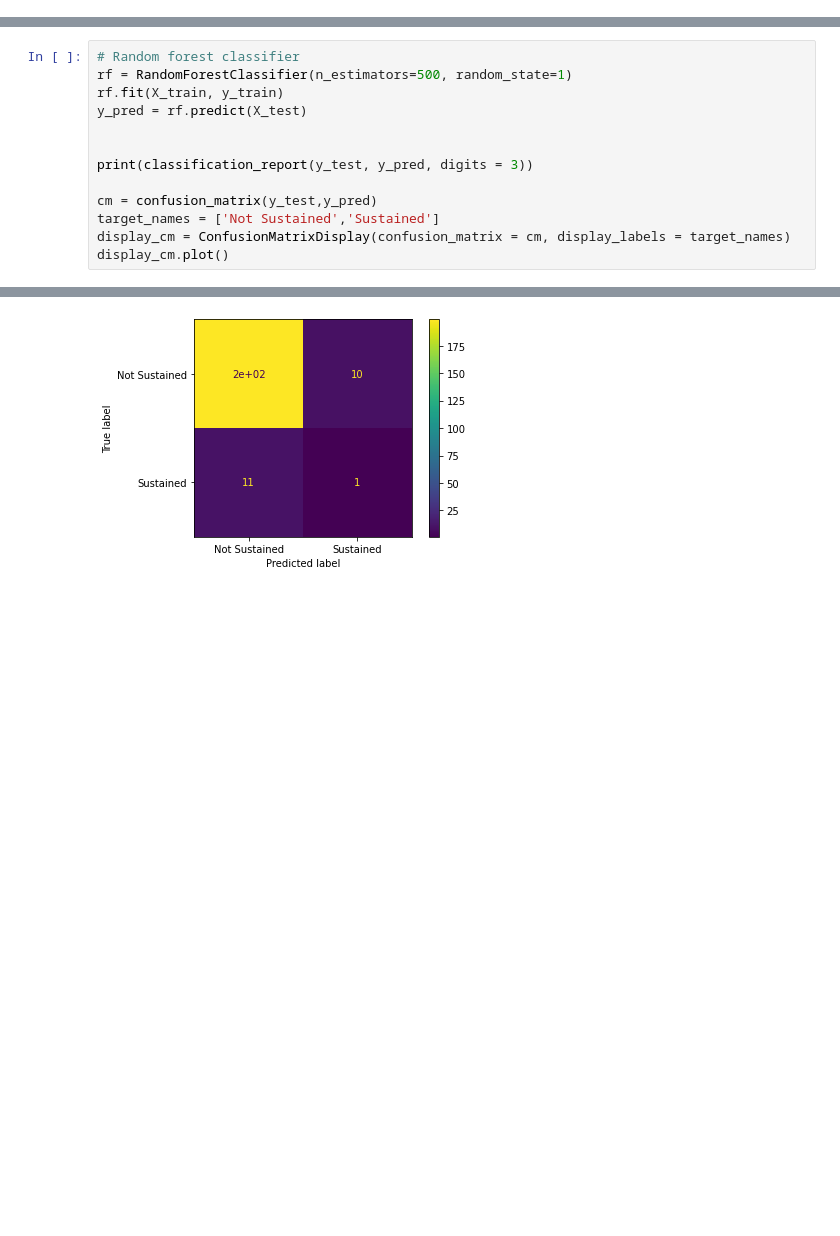
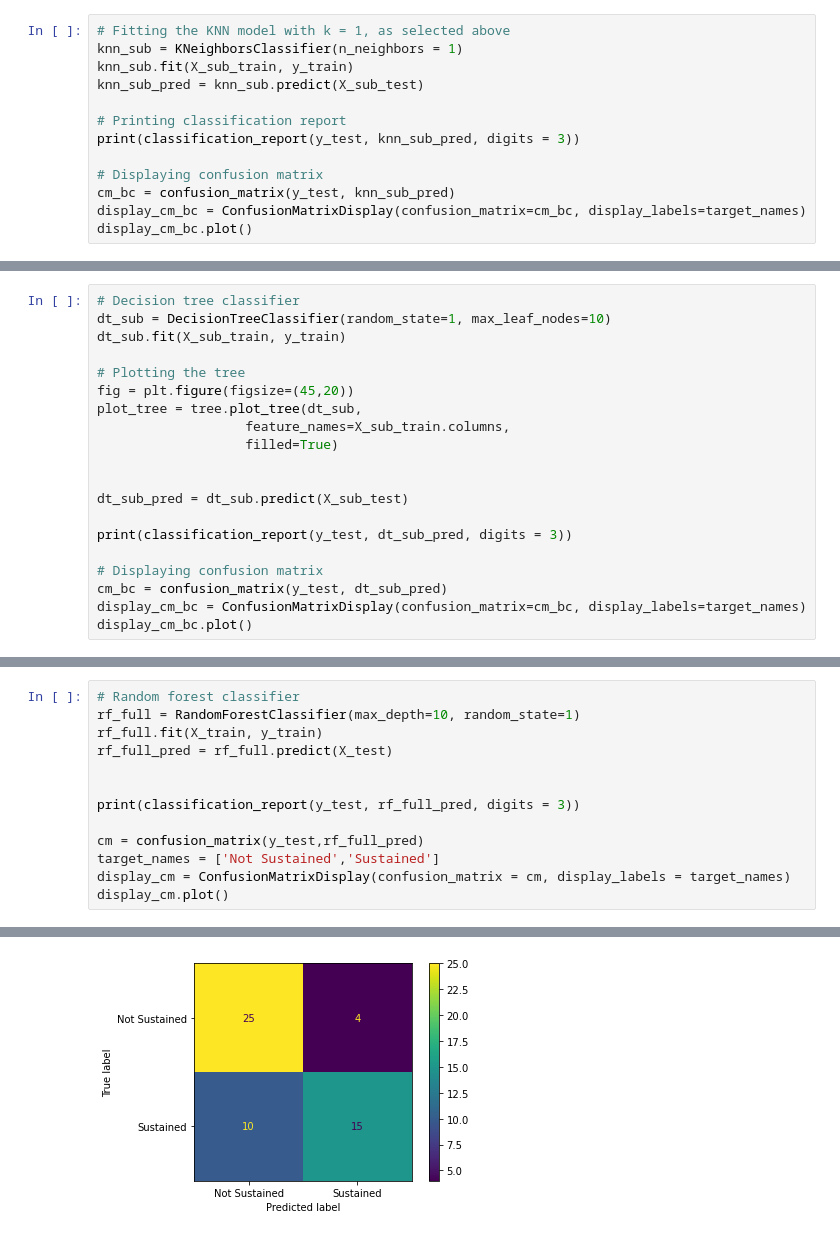
Before and after one commit to mihirbhaskar/chicago-complaints, a Jupyter notebook: code/10_Predicting_Complaint_Findings.ipynb, the cells around one changed output, grey strips where cells are left out. Drawn from its saved outputs; the diff is of its cells as text; blank space fills up the shorter version.

```diff
--- a/code/10_Predicting_Complaint_Findings.ipynb
+++ b/code/10_Predicting_Complaint_Findings.ipynb
@@ -161,0 +374,13 @@ weighted avg      0.898     0.810     0.850       221
+# %%
+# Fitting the KNN model with k = 1, as selected above
+knn_sub = KNeighborsClassifier(n_neighbors = 1)
+knn_sub.fit(X_sub_train, y_train)
+knn_sub_pred = knn_sub.predict(X_sub_test)
+
+# Printing classification report
+print(classification_report(y_test, knn_sub_pred, digits = 3))
+
+# Displaying confusion matrix
+cm_bc = confusion_matrix(y_test, knn_sub_pred)
+display_cm_bc = ConfusionMatrixDisplay(confusion_matrix=cm_bc, display_labels=target_names)
+display_cm_bc.plot()
@@ -161,0 +434,20 @@ weighted avg      0.898     0.810     0.850       221
+# %%
+# Decision tree classifier
+dt_sub = DecisionTreeClassifier(random_state=1, max_leaf_nodes=10)
+dt_sub.fit(X_sub_train, y_train)
+
+# Plotting the tree
+fig = plt.figure(figsize=(45,20))
+plot_tree = tree.plot_tree(dt_sub,
+                   feature_names=X_sub_train.columns,
+                   filled=True)
+
+
+dt_sub_pred = dt_sub.predict(X_sub_test)
+
+print(classification_report(y_test, dt_sub_pred, digits = 3))
+
+# Displaying confusion matrix
+cm_bc = confusion_matrix(y_test, dt_sub_pred)
+display_cm_bc = ConfusionMatrixDisplay(confusion_matrix=cm_bc, display_labels=target_names)
+display_cm_bc.plot()
@@ -162,13 +468,13 @@ weighted avg      0.898     0.810     0.850       221
 # %%
 # Random forest classifier
-rf = RandomForestClassifier(n_estimators=500, random_state=1)
-rf.fit(X_train, y_train)
-y_pred = rf.predict(X_test)
+rf_full = RandomForestClassifier(max_depth=10, random_state=1)
+rf_full.fit(X_train, y_train)
+rf_full_pred = rf_full.predict(X_test)
 
 
-print(classification_report(y_test, y_pred, digits = 3))
+print(classification_report(y_test, rf_full_pred, digits = 3))
 
-cm = confusion_matrix(y_test,y_pred)
+cm = confusion_matrix(y_test,rf_full_pred)
 target_names = ['Not Sustained','Sustained']
 display_cm = ConfusionMatrixDisplay(confusion_matrix = cm, display_labels = target_names)
 display_cm.plot()
@@ -184,2 +490,2 @@ weighted avg      0.901     0.905     0.903       221
 <sklearn.metrics._plot.confusion_matrix.ConfusionMatrixDisplay at 0x...>
-[figure, old version]
+[figure, new version]
```
Also changed, not shown: parts of 60 cells of this notebook.
